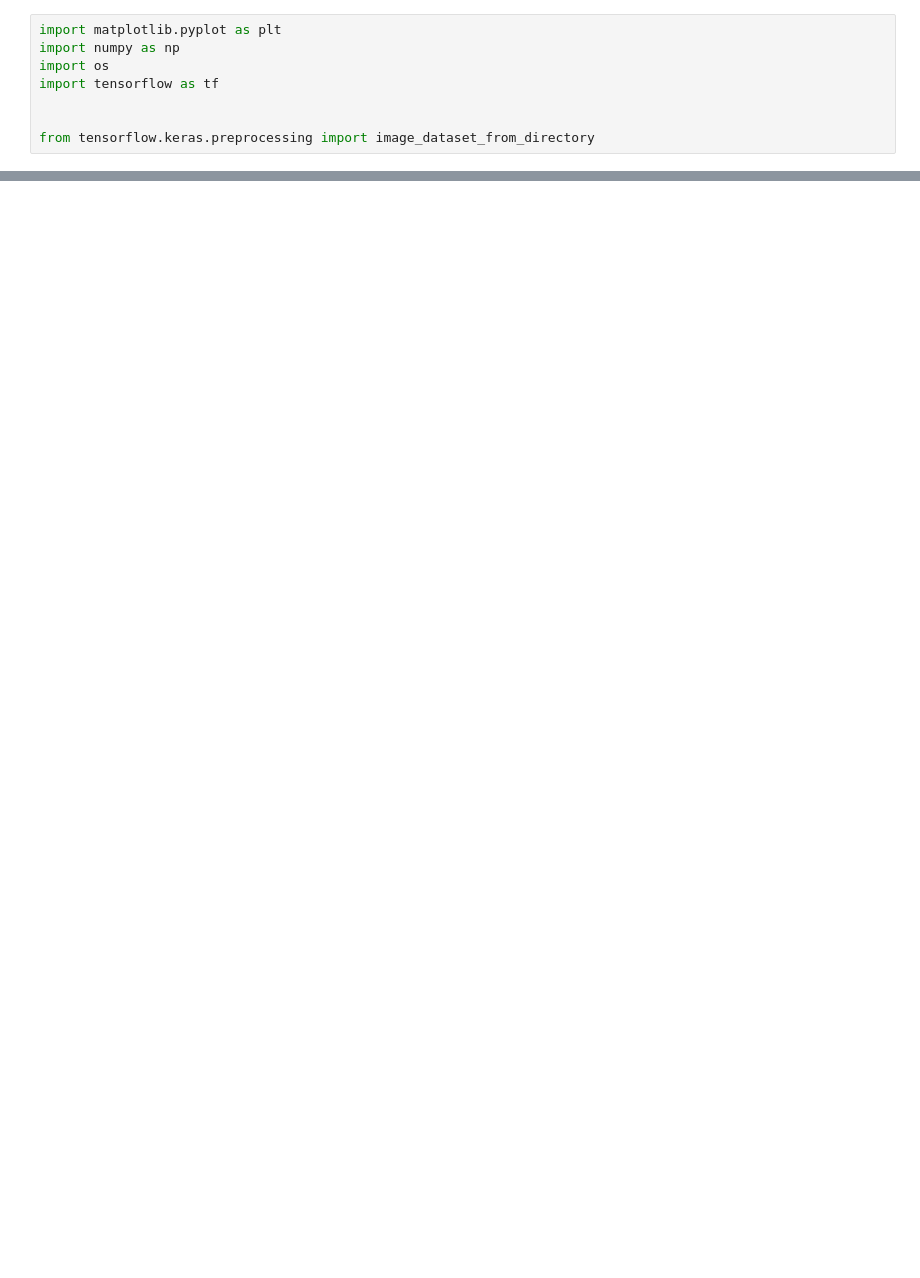
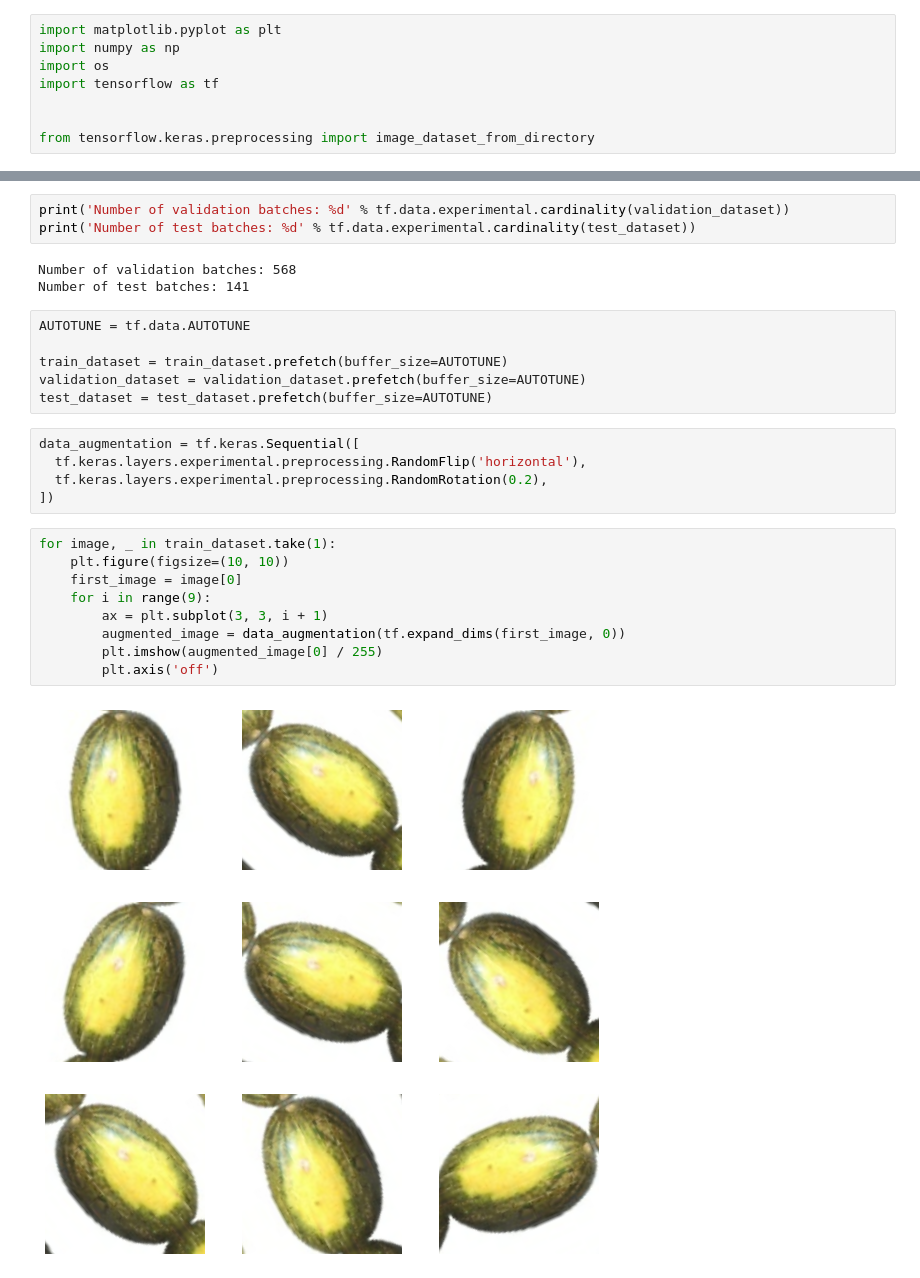
Before and after one commit to lukaspetersson/SuperClassModel, a Jupyter notebook: transfer_mobilnet.ipynb, the cells around one changed output, grey strips where cells are left out. Drawn from its saved outputs; the diff is of its cells as text; blank space fills up the shorter version.

```diff
--- a/transfer_mobilnet.ipynb
+++ b/transfer_mobilnet.ipynb
@@ -30,0 +45,28 @@ FileNotFoundError: [WinError 3] The system cannot find the path specified: 'C:\\
+# %%
+print('Number of validation batches: %d' % tf.data.experimental.cardinality(validation_dataset))
+print('Number of test batches: %d' % tf.data.experimental.cardinality(test_dataset))
+# %% [output]
+Number of validation batches: 568
+Number of test batches: 141
+# %%
+AUTOTUNE = tf.data.AUTOTUNE
+
+train_dataset = train_dataset.prefetch(buffer_size=AUTOTUNE)
+validation_dataset = validation_dataset.prefetch(buffer_size=AUTOTUNE)
+test_dataset = test_dataset.prefetch(buffer_size=AUTOTUNE)
+# %%
+data_augmentation = tf.keras.Sequential([
+  tf.keras.layers.experimental.preprocessing.RandomFlip('horizontal'),
+  tf.keras.layers.experimental.preprocessing.RandomRotation(0.2),
+])
+# %%
+for image, _ in train_dataset.take(1):
+    plt.figure(figsize=(10, 10))
+    first_image = image[0]
+    for i in range(9):
+        ax = plt.subplot(3, 3, i + 1)
+        augmented_image = data_augmentation(tf.expand_dims(first_image, 0))
+        plt.imshow(augmented_image[0] / 255)
+        plt.axis('off')
+# %% [output]
+[figure, added]
```
Also changed, not shown: parts of 21 cells of this notebook.
